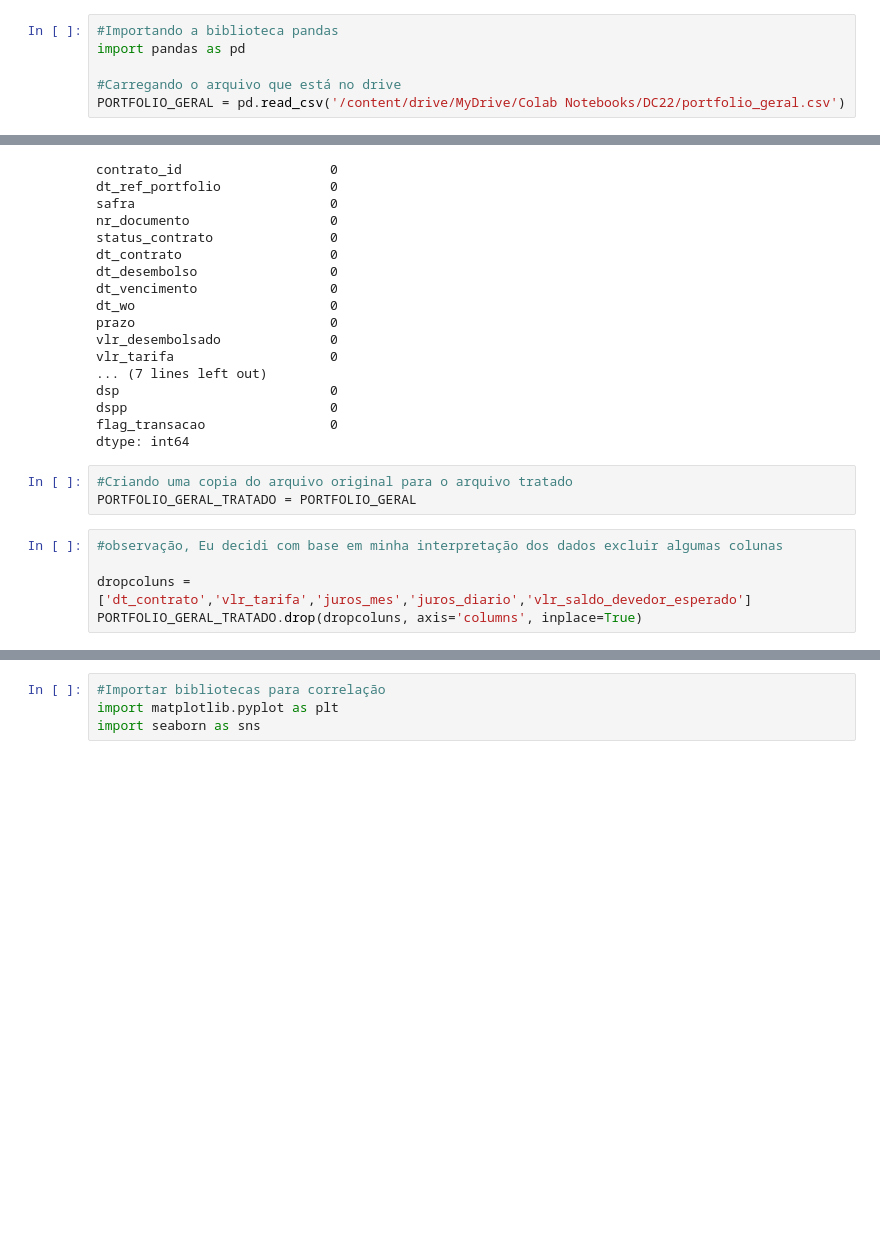
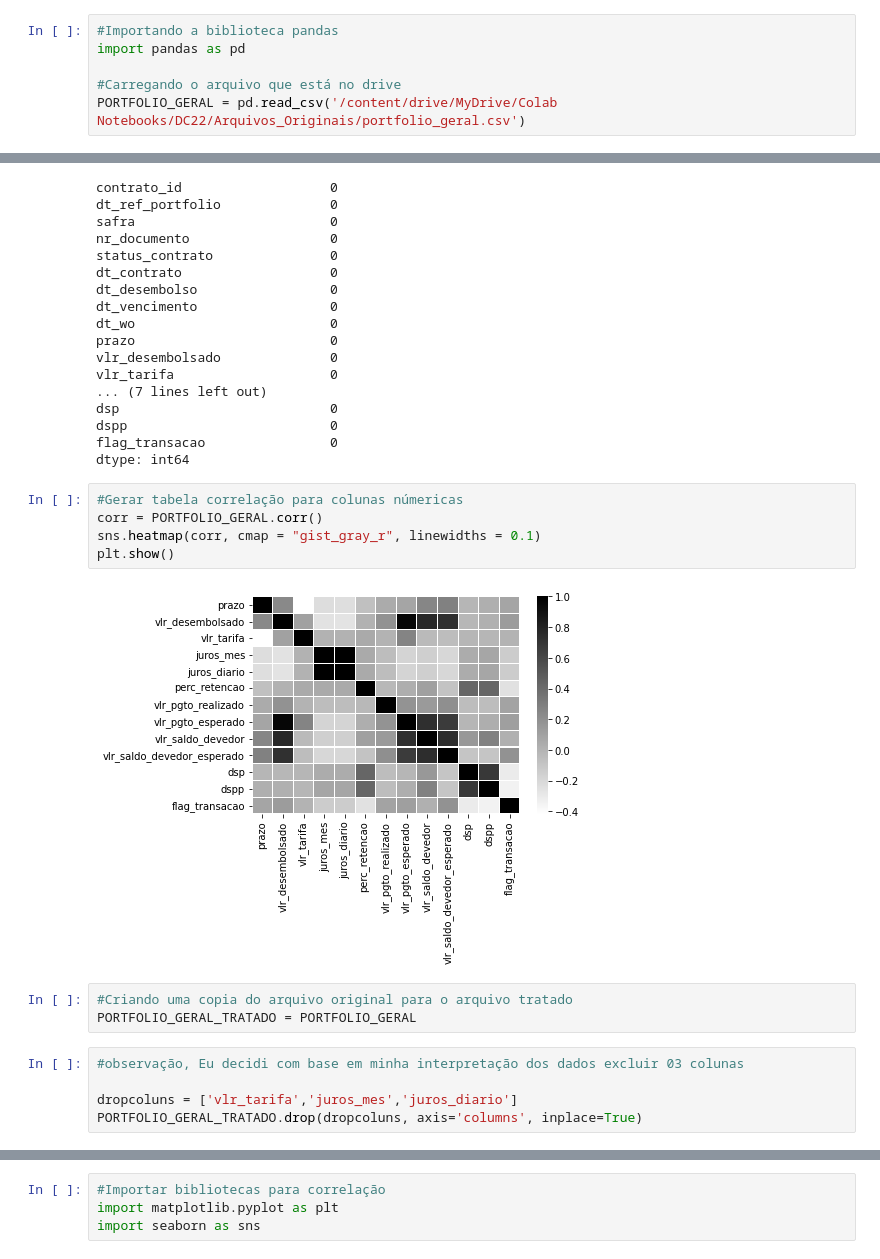
Before and after one commit to murilofarias10/STONE_DATA_CHALLENGE_2022-MURILO-FARIAS, a Jupyter notebook: STONE_DATA_CHALLENGE_2022_MURILO_FARIAS.ipynb, the cells around one changed output, grey strips where cells are left out. Saved outputs shown, nothing was run; the diff lists cells and outputs as text; blank space fills up the shorter version.

Commit message:
Repositório criado para entrega final do desafio: Data Challenge - STONE TECH

```diff
--- a/STONE_DATA_CHALLENGE_2022_MURILO_FARIAS.ipynb
+++ b/STONE_DATA_CHALLENGE_2022_MURILO_FARIAS.ipynb
@@ -10,7 +10,7 @@
 import pandas as pd
 
 #Carregando o arquivo que está no drive
-PORTFOLIO_GERAL = pd.read_csv('/content/drive/MyDrive/Colab Notebooks/DC22/portfolio_geral.csv')
+PORTFOLIO_GERAL = pd.read_csv('/content/drive/MyDrive/Colab Notebooks/DC22/Arquivos_Originais/portfolio_geral.csv')
 # %%
 #Visualizando as primeiras 10 linhas do arquivo
 PORTFOLIO_GERAL.head(10)
@@ -87,13 +87,20 @@ dsp                           0
 dspp                          0
 flag_transacao                0
 dtype: int64
+# %%
+#Gerar tabela correlação para colunas númericas
+corr = PORTFOLIO_GERAL.corr()
+sns.heatmap(corr, cmap = "gist_gray_r", linewidths = 0.1)
+plt.show()
+# %% [output]
+[figure, added]
 # %%
 #Criando uma copia do arquivo original para o arquivo tratado
 PORTFOLIO_GERAL_TRATADO = PORTFOLIO_GERAL
 # %%
-#observação, Eu decidi com base em minha interpretação dos dados excluir algumas colunas
+#observação, Eu decidi com base em minha interpretação dos dados excluir 03 colunas
 
-dropcoluns = ['dt_contrato','vlr_tarifa','juros_mes','juros_diario','vlr_saldo_devedor_esperado']
+dropcoluns = ['vlr_tarifa','juros_mes','juros_diario']
 PORTFOLIO_GERAL_TRATADO.drop(dropcoluns, axis='columns', inplace=True)
 # %%
 #Confirmando quantidades de colunas excluidas
```
Also changed, not shown: parts of 7 cells of this notebook.
